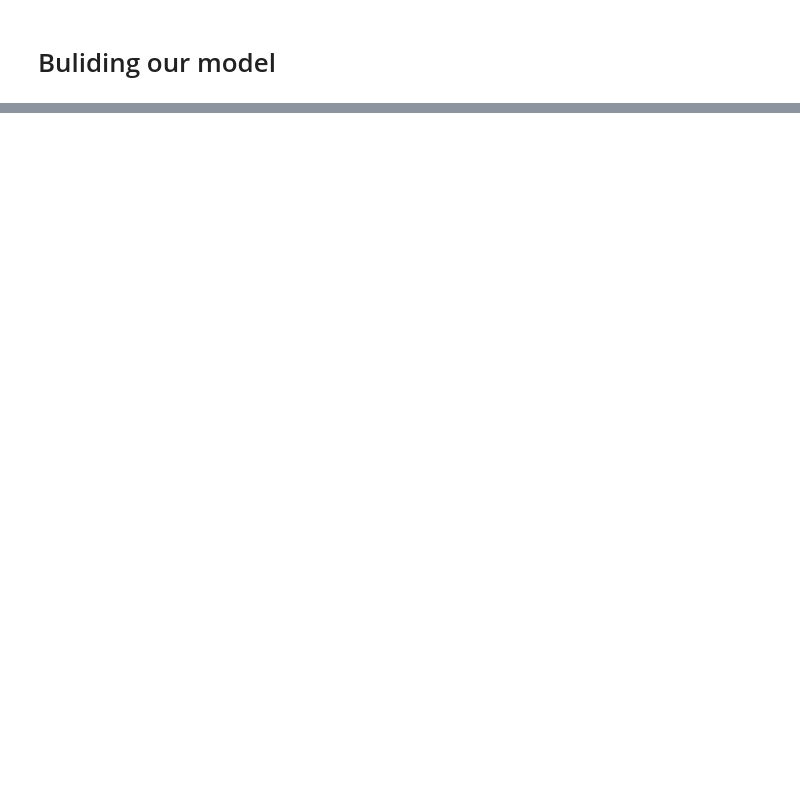
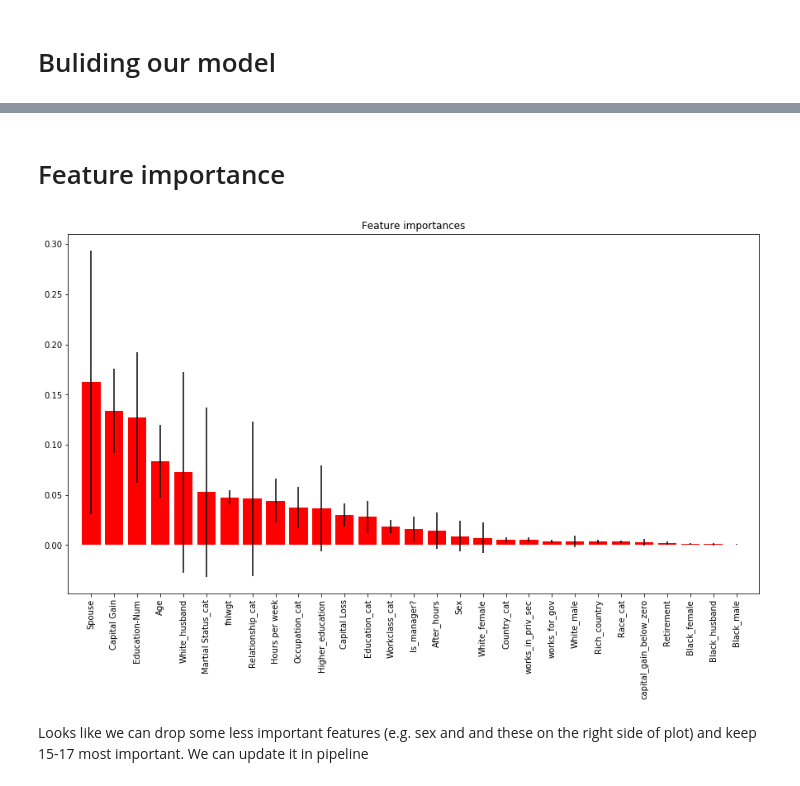
Before and after one commit to GregSzopinski/introductory-machine-learning, a Jupyter notebook: Adult data/Adult_names_classification.ipynb, the cells around one changed output, grey strips where cells are left out. Drawn from its saved outputs; the diff is of its cells as text; code cells hidden in the pictures; blank space fills up the shorter version.

```diff
--- a/Adult data/Adult_names_classification.ipynb
+++ b/Adult data/Adult_names_classification.ipynb
@@ -294,0 +351,23 @@ plt.show()
+# %% [markdown]
+# Feature importance
+# %%
+importances = np.array(adv_pipe.steps[2][1].feature_importances_)
+
+std = np.std([tree.feature_importances_ for tree in adv_model.estimators_],
+             axis=0)
+indices = np.argsort(importances)[::-1]
+
+
+# Plot the feature importances of the forest
+
+plt.figure(figsize=[15,8])
+plt.title("Feature importances")
+plt.bar(range(X.shape[1]), importances[indices],
+       color="r", yerr=std[indices], align="center")
+plt.xticks(range(X.shape[1]), X.columns[indices], rotation='vertical')
+plt.xlim([-1, X.shape[1]])
+plt.show()
+# %% [output]
+[figure, added]
+# %% [markdown]
+Looks like we can drop some less important features (e.g. sex and and these on the right side of plot) and keep 15-17 most important. We can update it in pipeline
```
Also changed, not shown: parts of 36 cells of this notebook.
